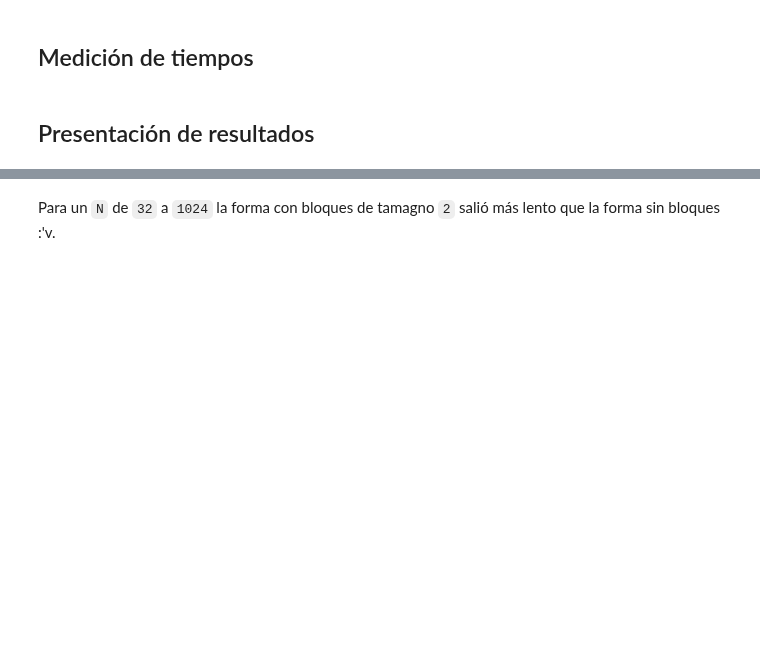
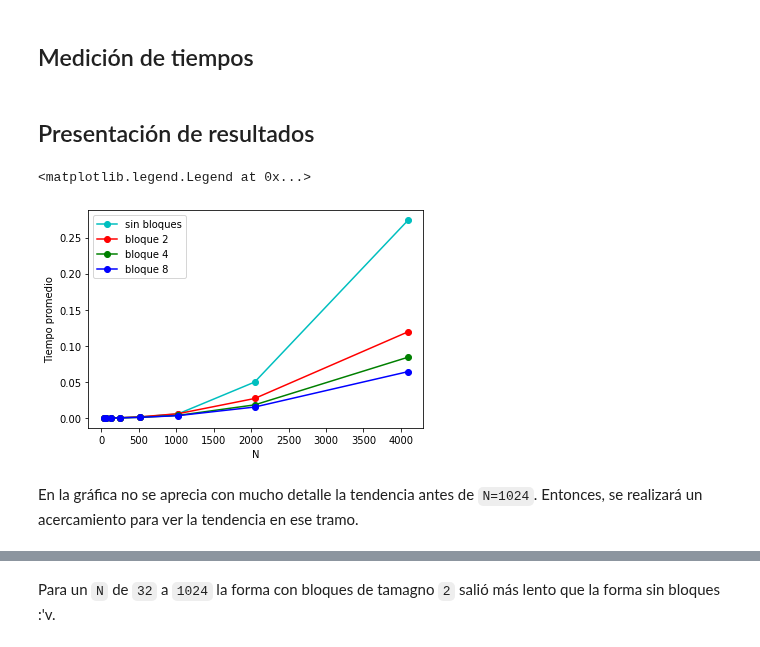
Before and after one commit to stefano-andre/sobre-python, a Jupyter notebook: algoritmos-por-bloques.ipynb, the cells around one changed output, grey strips where cells are left out. Drawn from its saved outputs; the diff is of its cells as text; code cells hidden in the pictures; blank space fills up the shorter version.

Commit message:
grafica adicional sin tramos, para observar la tendencia general

```diff
--- a/algoritmos-por-bloques.ipynb
+++ b/algoritmos-por-bloques.ipynb
@@ -153,6 +153,19 @@ for n in ns:
     lt.append(mean(filtro_mediana(lti,11)))
 # %% [markdown]
 ## Presentación de resultados
+# %%
+plt.plot(ns,lt,'-co',label='sin bloques')
+plt.plot(ns,ltb2,'-ro',label='bloque 2')
+plt.plot(ns,ltb4,'-go',label='bloque 4')
+plt.plot(ns,ltb8,'-bo',label='bloque 8')
+plt.xlabel('N')
+plt.ylabel('Tiempo promedio')
+plt.legend()
+# %% [output]
+<matplotlib.legend.Legend at 0x...>
+[figure, added]
+# %% [markdown]
+En la gráfica no se aprecia con mucho detalle la tendencia antes de `N=1024`. Entonces, se realizará un acercamiento para ver la tendencia en ese tramo.
 # %%
 plt.plot(ns[:6],lt[:6],'-co',label='sin bloques')
 plt.plot(ns[:6],ltb2[:6],'-ro',label='bloque 2')
```
Also changed, not shown: parts of 3 cells of this notebook.
